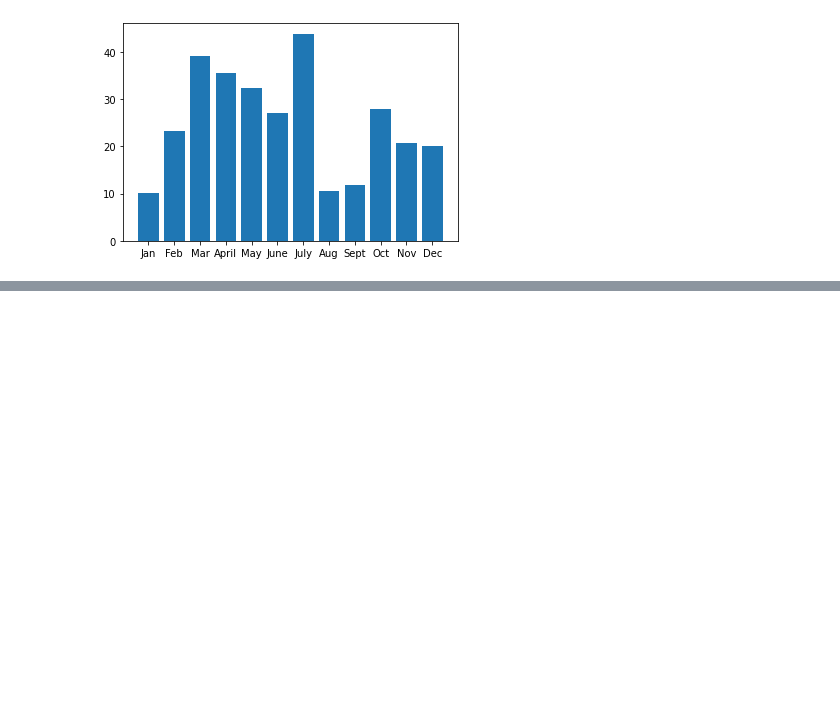
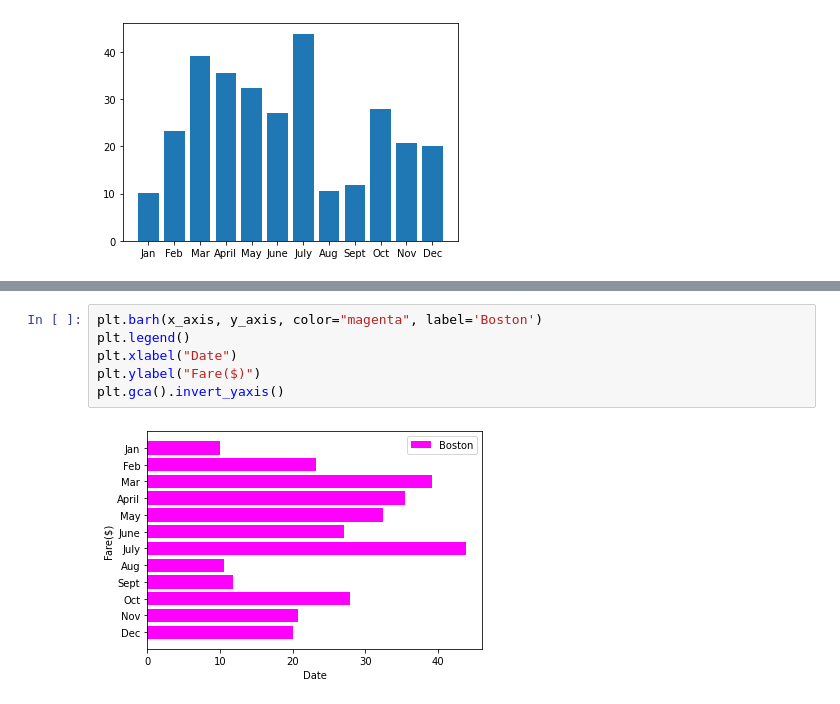
Before and after one commit to Tobi1018/PyBer_Analysis, a Jupyter notebook: matplotlib_practice.ipynb, the cells around one changed output, grey strips where cells are left out. Drawn from its saved outputs; the diff is of its cells as text; blank space fills up the shorter version.

```diff
--- a/matplotlib_practice.ipynb
+++ b/matplotlib_practice.ipynb
@@ -126,0 +149,8 @@ plt.legend()
+# %%
+plt.barh(x_axis, y_axis, color="magenta", label='Boston')
+plt.legend()
+plt.xlabel("Date")
+plt.ylabel("Fare($)")
+plt.gca().invert_yaxis()
+# %% [output]
+[figure, added]
```
Also changed, not shown: parts of 33 cells of this notebook.
